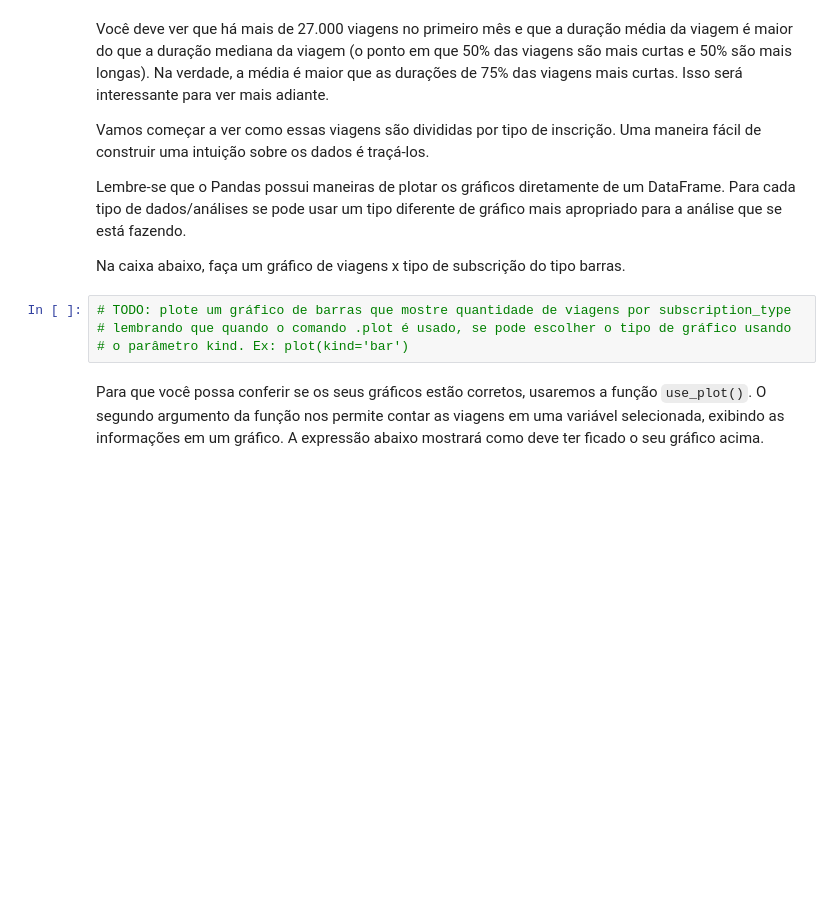
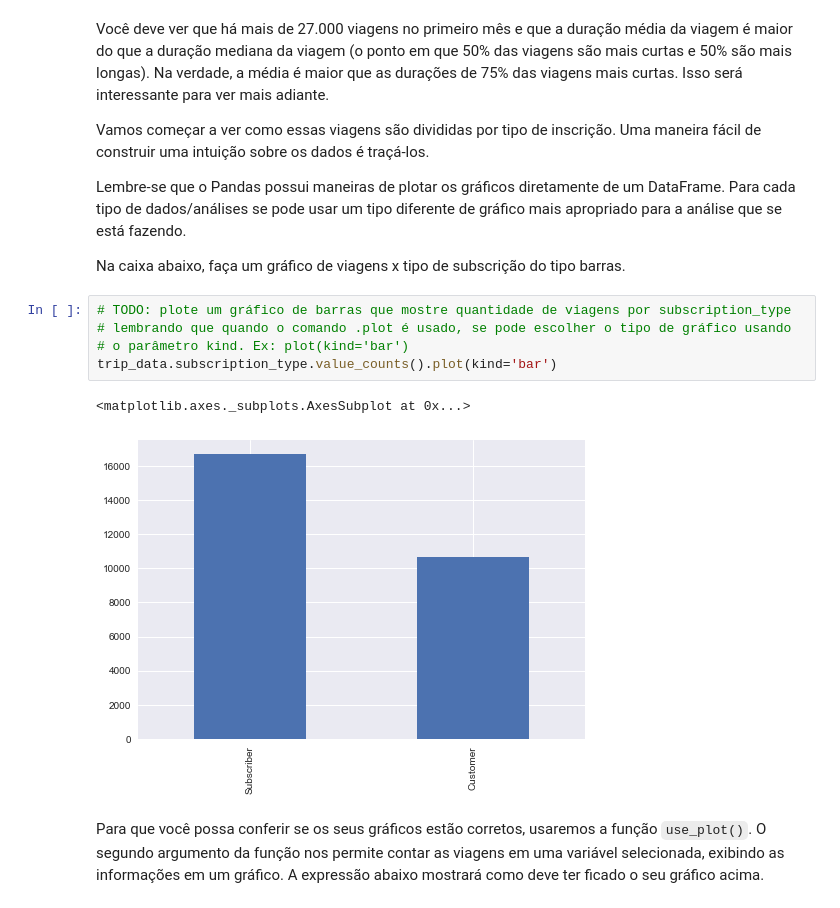
Before and after one commit to raphaelrrcoelho/bay-area-bike-share, a Jupyter notebook: Analise_Bay_Area_Bike_Share-NDFDSI.ipynb, the cells around one changed output. Cells and saved outputs as stored; diff of their text form; blank space fills up the shorter version.

```diff
--- a/Analise_Bay_Area_Bike_Share-NDFDSI.ipynb
+++ b/Analise_Bay_Area_Bike_Share-NDFDSI.ipynb
@@ -269,7 +294,11 @@ Na caixa abaixo, faça um gráfico de viagens x tipo de subscrição do tipo bar
 # %%
 # TODO: plote um gráfico de barras que mostre quantidade de viagens por subscription_type
 # lembrando que quando o comando .plot é usado, se pode escolher o tipo de gráfico usando
 # o parâmetro kind. Ex: plot(kind='bar')
+trip_data.subscription_type.value_counts().plot(kind='bar')
+# %% [output]
+<matplotlib.axes._subplots.AxesSubplot at 0x...>
+[figure, added]
 # %% [markdown]
 Para que você possa conferir se os seus gráficos estão corretos, usaremos a função `use_plot()`. O segundo argumento da função nos permite contar as viagens em uma variável selecionada, exibindo as informações em um gráfico. A expressão abaixo mostrará como deve ter ficado o seu gráfico acima.
 # %%
```
Also changed, not shown: parts of 20 cells of this notebook, 2 other files.
